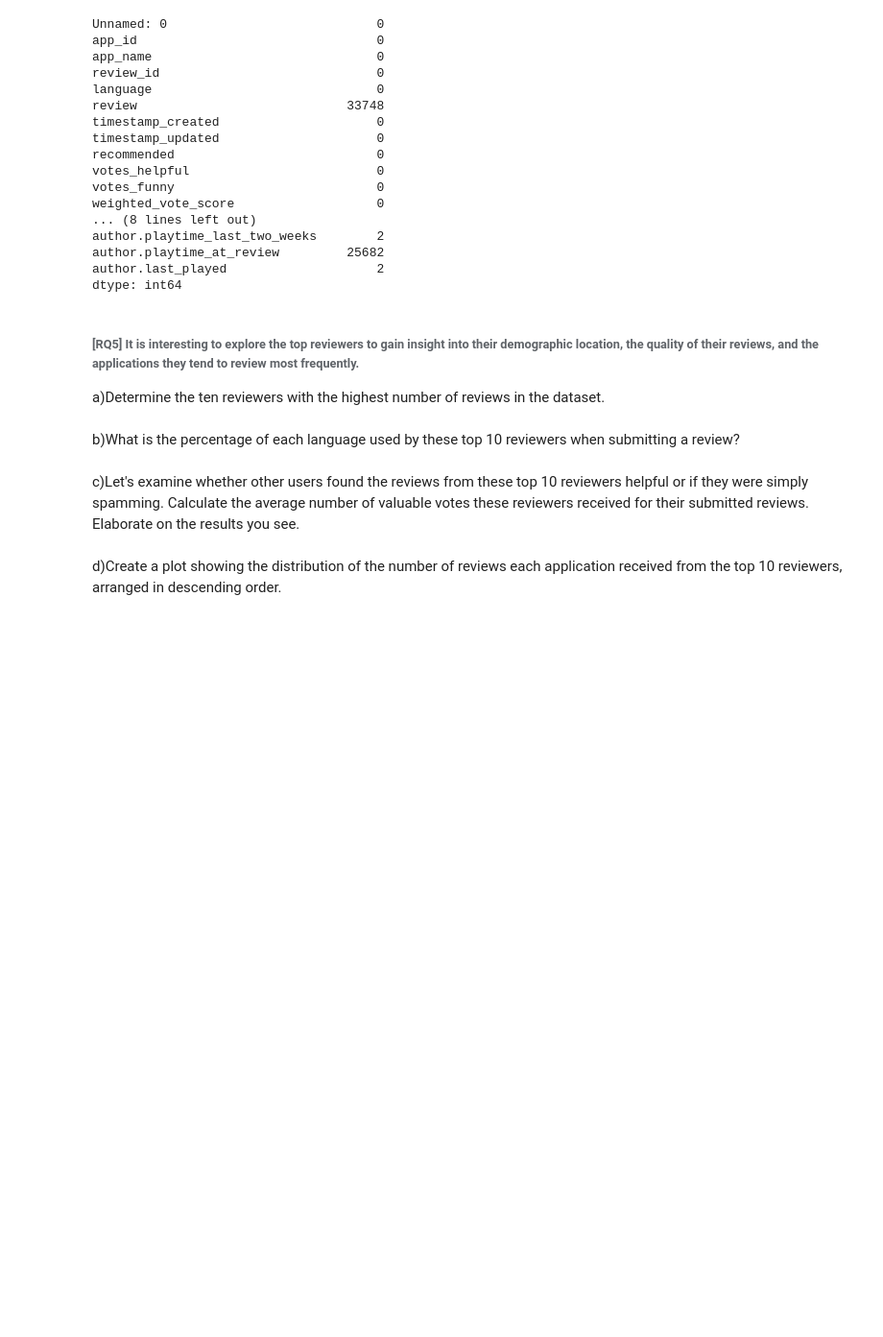
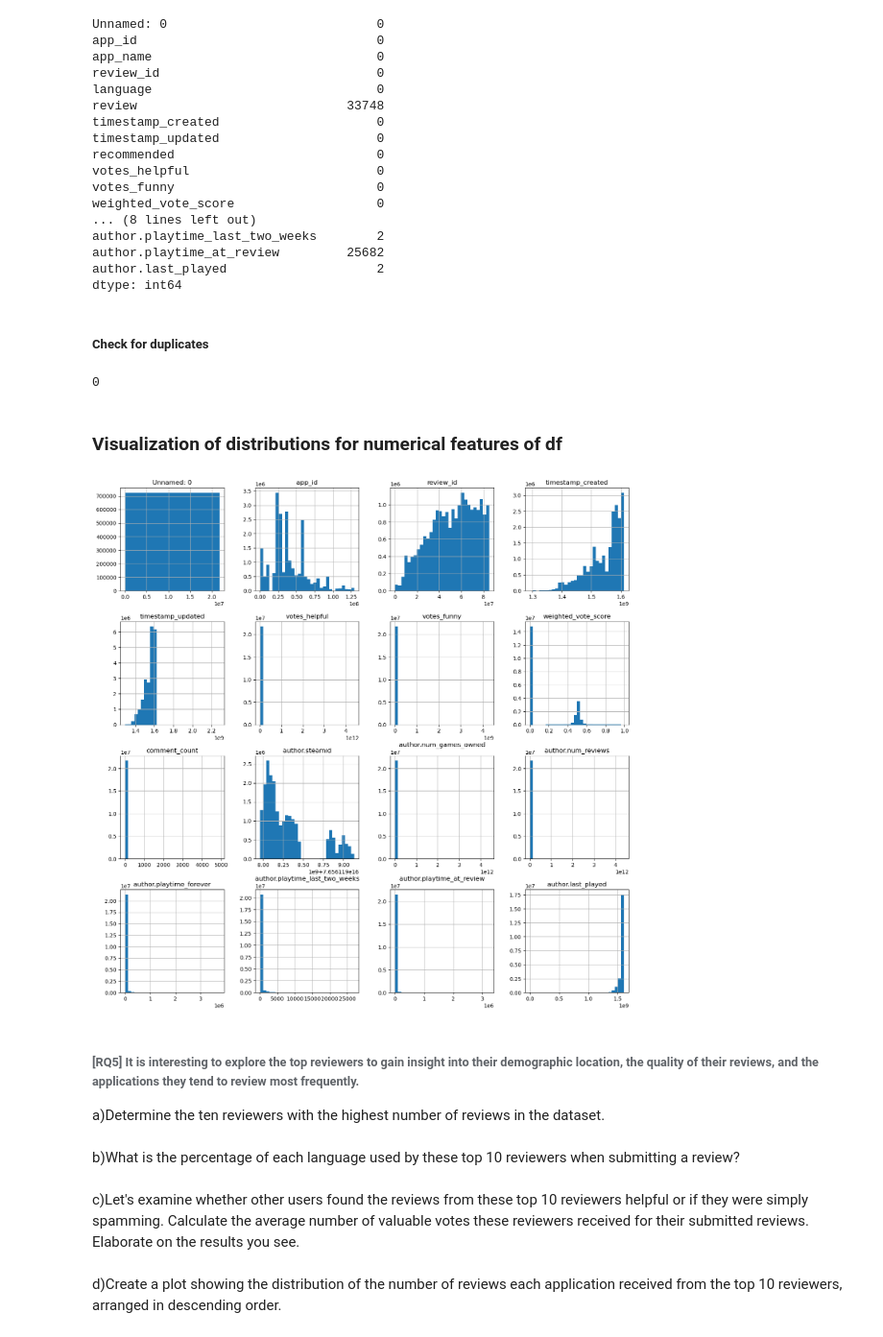
Before and after one commit to yaraoyoussef/ADM-HW2, a Jupyter notebook: main.ipynb, the cells around one changed output. Shown at 96% size. Saved outputs shown, nothing was run; the diff lists cells and outputs as text; code cells hidden in the pictures; blank space fills up the shorter version.

```diff
--- a/main.ipynb
+++ b/main.ipynb
@@ -80,6 +85,20 @@ author.playtime_last_two_weeks        2
 author.playtime_at_review         25682
 author.last_played                    2
 dtype: int64
+# %% [markdown]
+##### Check for duplicates
+# %%
+# Making sure there are no duplicates in df
+df.duplicated().sum()
+# %% [output]
+0
+# %% [markdown]
+### Visualization of distributions for numerical features of df
+# %%
+df.hist(figsize=(17,17), bins=30)
+plt.show()
+# %% [output]
+[figure, added]
 # %% [markdown]
 ###### [RQ5] **It is interesting to explore the top reviewers to gain insight into their demographic location, the quality of their reviews, and the applications they tend to review most frequently.**
 
```
Also changed, not shown: parts of 6 cells of this notebook.
